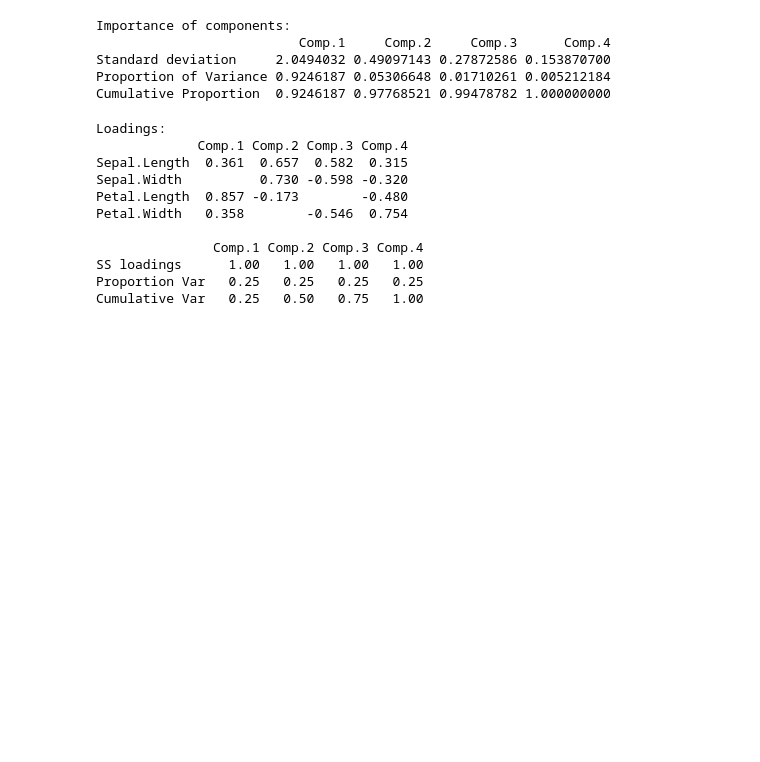
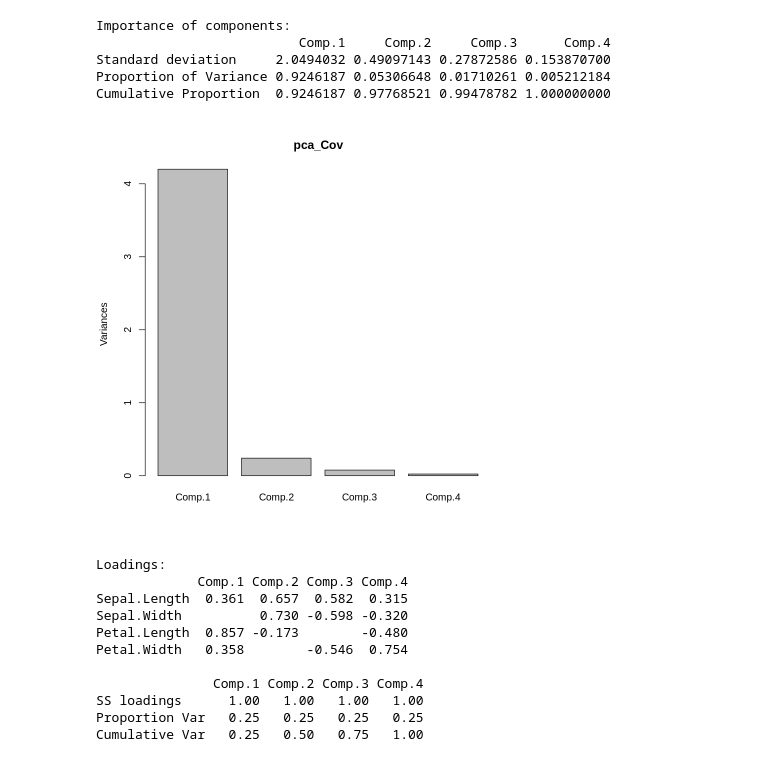
Before and after one commit to jespimentel/estudos_ia, a Jupyter notebook: Introdução_ao_aprendizado_estatístico.ipynb, the cells around one changed output. Drawn from its saved outputs; the diff is of its cells as text; code cells hidden in the pictures; blank space fills up the shorter version.

```diff
--- a/Introdução_ao_aprendizado_estatístico.ipynb
+++ b/Introdução_ao_aprendizado_estatístico.ipynb
@@ -62,6 +62,10 @@ Importance of components:
 Standard deviation     2.0494032 0.49097143 0.27872586 0.153870700
 Proportion of Variance 0.9246187 0.05306648 0.01710261 0.005212184
 Cumulative Proportion  0.9246187 0.97768521 0.99478782 1.000000000
+# %%
+screeplot(pca_Cov)
+# %% [output]
+[figure, added]
 # %%
 # Pesos do componente principal
 pca_Cov$loadings
```
Also changed, not shown: parts of 12 cells of this notebook.
